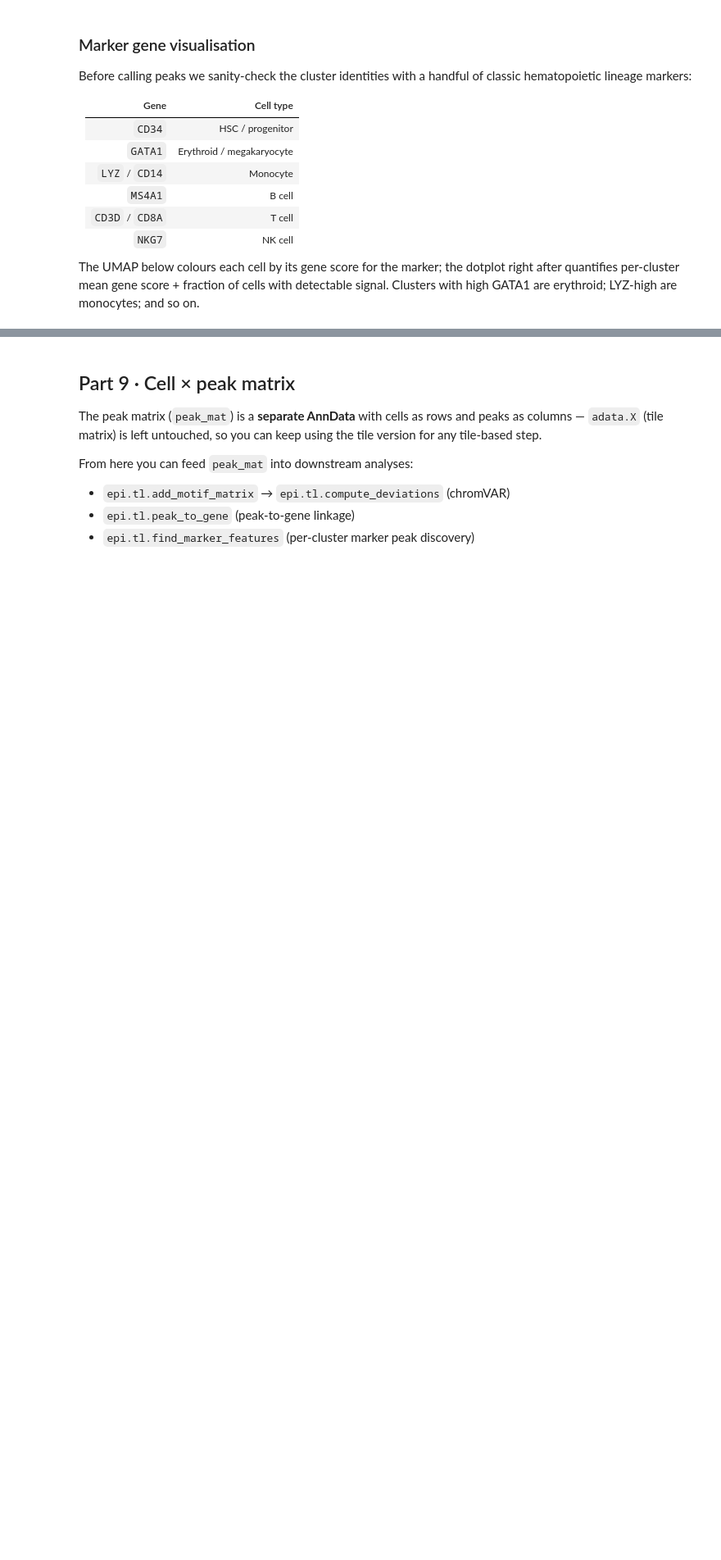
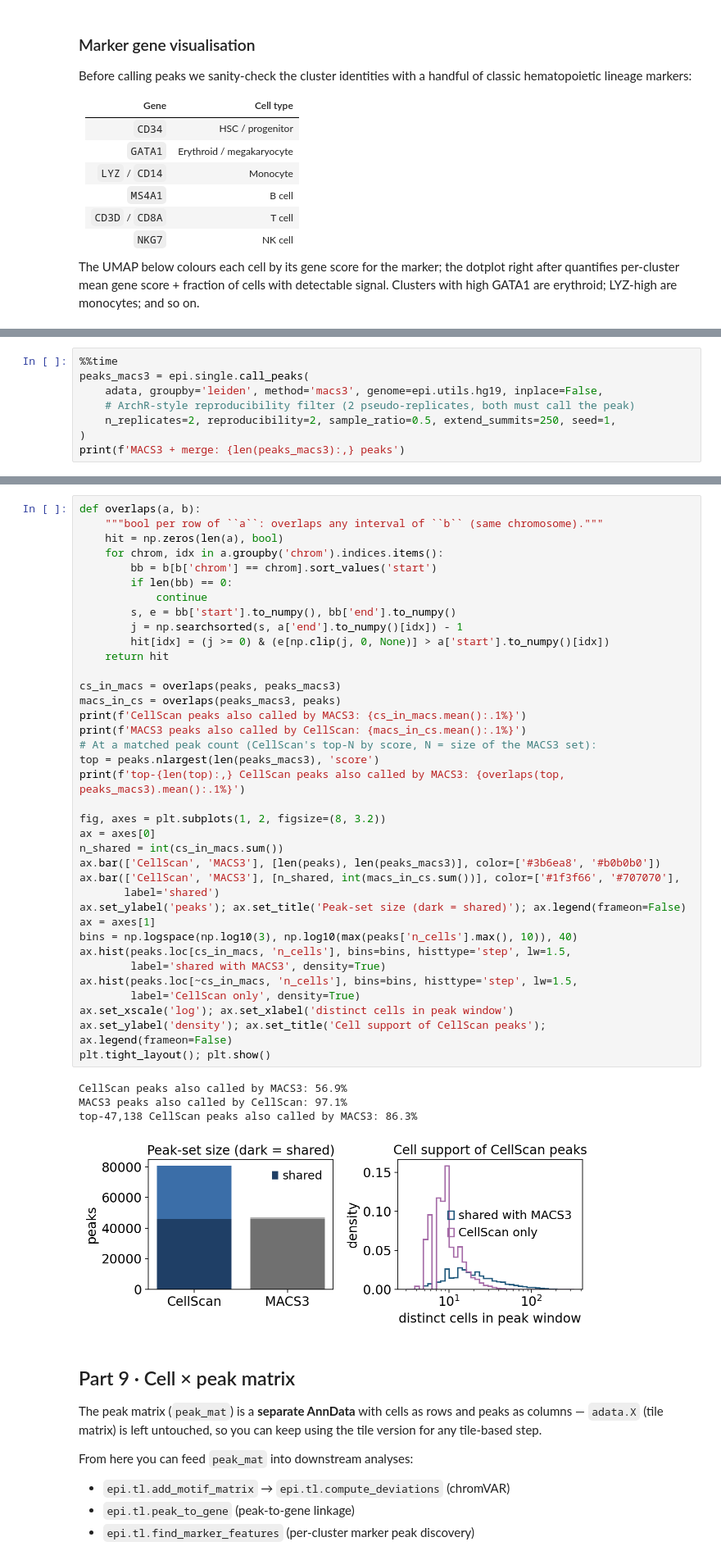
Before and after one commit to aristoteleo/epione, a Jupyter notebook: epione_guide/tutorials/single/t_preprocess.ipynb, the cells around one changed output, grey strips where cells are left out. Shown at 82% size. Cells and saved outputs as stored; diff of their text form; blank space fills up the shorter version.

```diff
--- a/epione_guide/tutorials/single/t_preprocess.ipynb
+++ b/epione_guide/tutorials/single/t_preprocess.ipynb
@@ -634,0 +641,8 @@ Wall time: 3.98 s
+# %%
+%%time
+peaks_macs3 = epi.single.call_peaks(
+    adata, groupby='leiden', method='macs3', genome=epi.utils.hg19, inplace=False,
+    # ArchR-style reproducibility filter (2 pseudo-replicates, both must call the peak)
+    n_replicates=2, reproducibility=2, sample_ratio=0.5, extend_summits=250, seed=1,
+)
+print(f'MACS3 + merge: {len(peaks_macs3):,} peaks')
@@ -635,3 +667,45 @@ Wall time: 3.98 s
+# %%
+def overlaps(a, b):
+    """bool per row of ``a``: overlaps any interval of ``b`` (same chromosome)."""
+    hit = np.zeros(len(a), bool)
+    for chrom, idx in a.groupby('chrom').indices.items():
+        bb = b[b['chrom'] == chrom].sort_values('start')
+        if len(bb) == 0:
+            continue
+        s, e = bb['start'].to_numpy(), bb['end'].to_numpy()
+        j = np.searchsorted(s, a['end'].to_numpy()[idx]) - 1
+        hit[idx] = (j >= 0) & (e[np.clip(j, 0, None)] > a['start'].to_numpy()[idx])
+    return hit
+
+cs_in_macs = overlaps(peaks, peaks_macs3)
+macs_in_cs = overlaps(peaks_macs3, peaks)
+print(f'CellScan peaks also called by MACS3: {cs_in_macs.mean():.1%}')
+print(f'MACS3 peaks also called by CellScan: {macs_in_cs.mean():.1%}')
+# At a matched peak count (CellScan's top-N by score, N = size of the MACS3 set):
+top = peaks.nlargest(len(peaks_macs3), 'score')
+print(f'top-{len(top):,} CellScan peaks also called by MACS3: {overlaps(top, peaks_macs3).mean():.1%}')
+
+fig, axes = plt.subplots(1, 2, figsize=(8, 3.2))
+ax = axes[0]
+n_shared = int(cs_in_macs.sum())
+ax.bar(['CellScan', 'MACS3'], [len(peaks), len(peaks_macs3)], color=['#3b6ea8', '#b0b0b0'])
+ax.bar(['CellScan', 'MACS3'], [n_shared, int(macs_in_cs.sum())], color=['#1f3f66', '#707070'],
+       label='shared')
+ax.set_ylabel('peaks'); ax.set_title('Peak-set size (dark = shared)'); ax.legend(frameon=False)
+ax = axes[1]
+bins = np.logspace(np.log10(3), np.log10(max(peaks['n_cells'].max(), 10)), 40)
+ax.hist(peaks.loc[cs_in_macs, 'n_cells'], bins=bins, histtype='step', lw=1.5,
+        label='shared with MACS3', density=True)
+ax.hist(peaks.loc[~cs_in_macs, 'n_cells'], bins=bins, histtype='step', lw=1.5,
+        label='CellScan only', density=True)
+ax.set_xscale('log'); ax.set_xlabel('distinct cells in peak window')
+ax.set_ylabel('density'); ax.set_title('Cell support of CellScan peaks'); ax.legend(frameon=False)
+plt.tight_layout(); plt.show()
+# %% [output]
+CellScan peaks also called by MACS3: 56.9%
+MACS3 peaks also called by CellScan: 97.1%
+top-47,138 CellScan peaks also called by MACS3: 86.3%
+[figure, added]
 # %% [markdown]
 ## Part 9 · Cell × peak matrix
 
```
Also changed, not shown: parts of 24 cells of this notebook, 3 other files.
